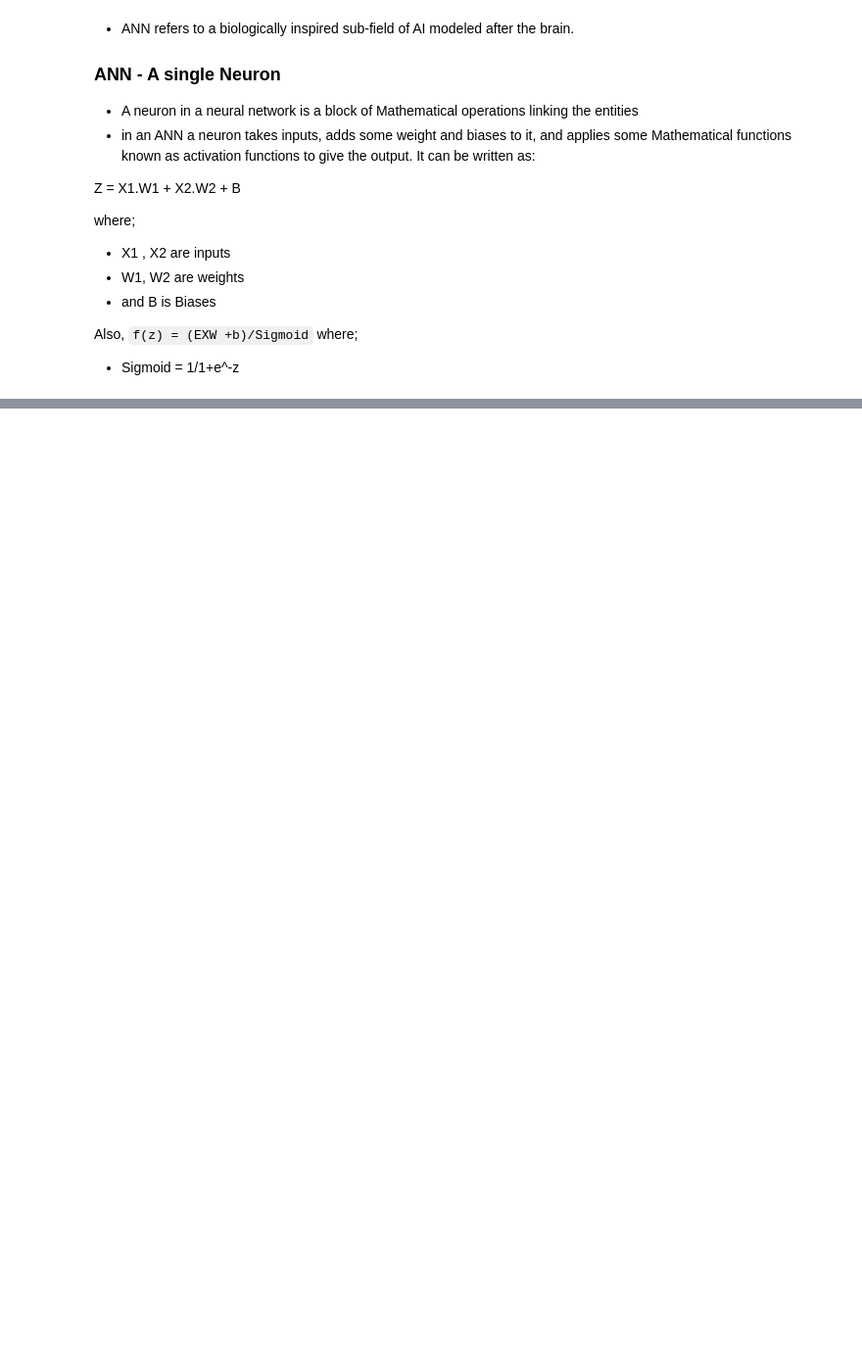
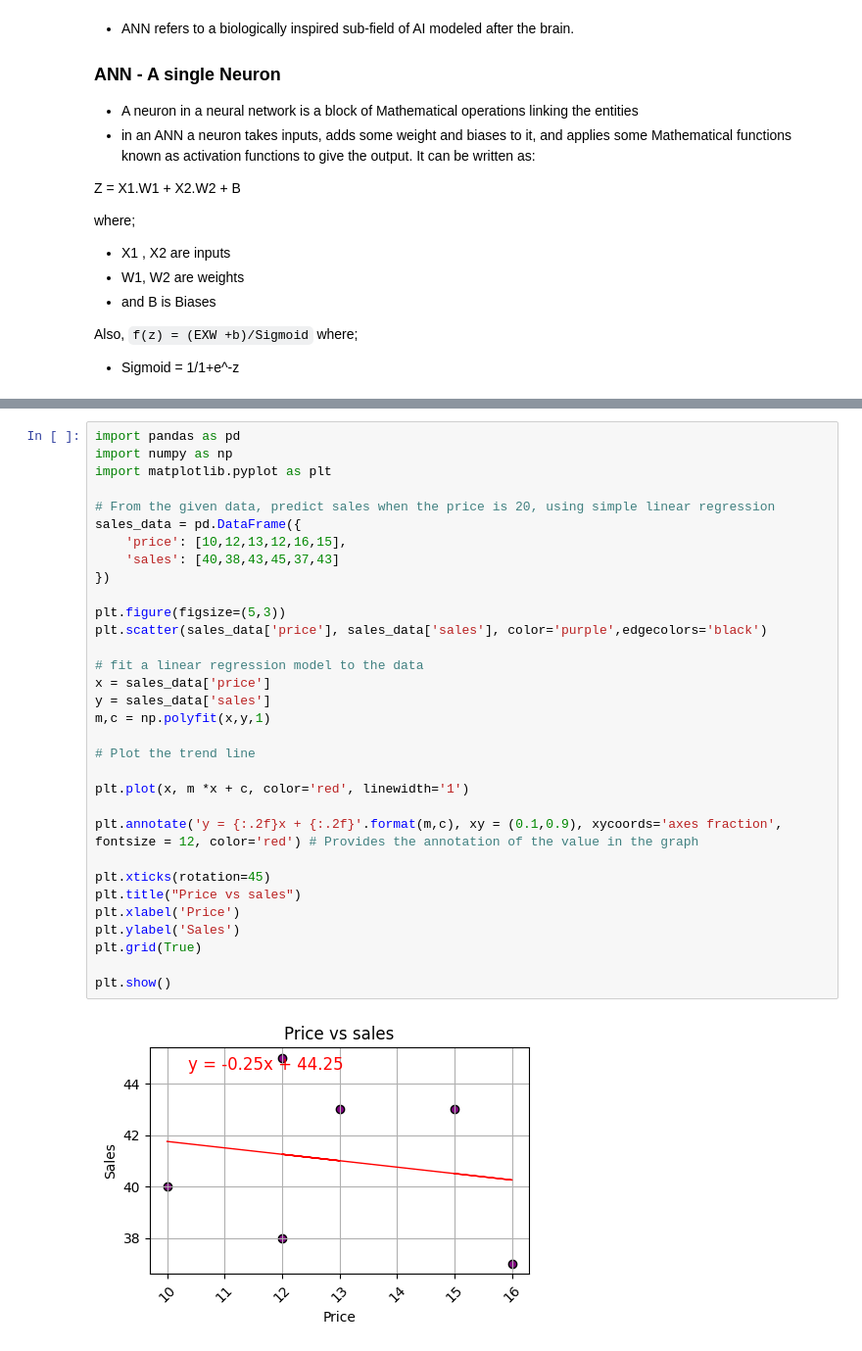
Before and after one commit to UjjwalKarkeyy/Python_Programming, a Jupyter notebook: Week-5_python.ipynb, the cells around one changed output, grey strips where cells are left out. Shown: that part at 98% size. Saved outputs shown, nothing was run; the diff lists cells and outputs as text; blank space fills up the shorter version.

```diff
--- a/Week-5_python.ipynb
+++ b/Week-5_python.ipynb
@@ -483,0 +488,34 @@ where;
+# %%
+import pandas as pd
+import numpy as np
+import matplotlib.pyplot as plt
+
+# From the given data, predict sales when the price is 20, using simple linear regression
+sales_data = pd.DataFrame({
+    'price': [10,12,13,12,16,15],
+    'sales': [40,38,43,45,37,43]
+})
+
+plt.figure(figsize=(5,3))
+plt.scatter(sales_data['price'], sales_data['sales'], color='purple',edgecolors='black')
+
+# fit a linear regression model to the data
+x = sales_data['price']
+y = sales_data['sales']
+m,c = np.polyfit(x,y,1)
+
+# Plot the trend line
+
+plt.plot(x, m *x + c, color='red', linewidth='1')
+
+plt.annotate('y = {:.2f}x + {:.2f}'.format(m,c), xy = (0.1,0.9), xycoords='axes fraction', fontsize = 12, color='red') # Provides the annotation of the value in the graph
+
+plt.xticks(rotation=45)
+plt.title("Price vs sales")
+plt.xlabel('Price')
+plt.ylabel('Sales')
+plt.grid(True)
+
+plt.show()
+# %% [output]
+[figure, added]
```
Also changed, not shown: parts of 14 cells of this notebook, 2 other files.
